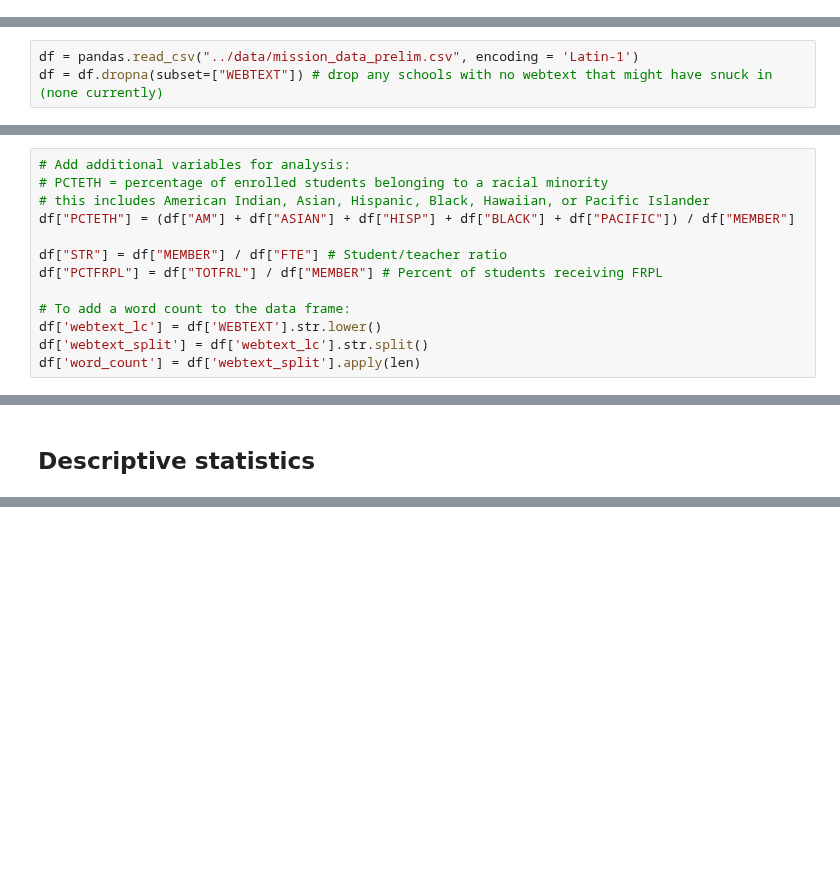
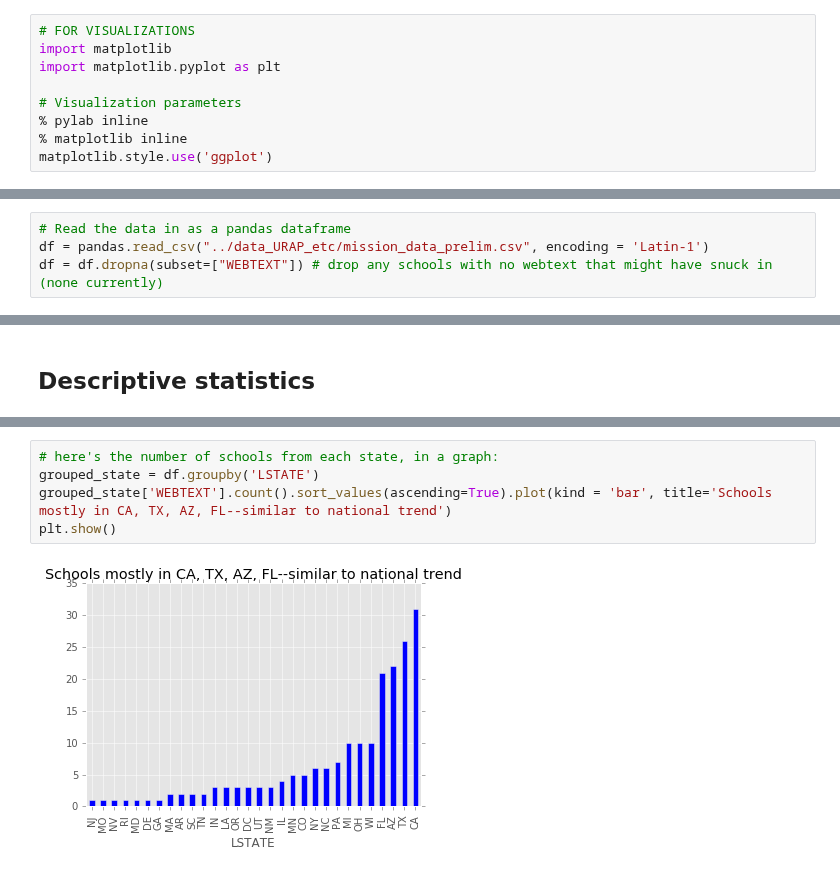
Before and after one commit to jhaber-zz/archive, a Jupyter notebook: scripts/analysis_prelim.ipynb, the cells around one changed output, grey strips where cells are left out. Drawn from its saved outputs; the diff is of its cells as text; blank space fills up the shorter version.

Commit message:
Revised preliminary analysis prior to CTAWG 4/19
Thus far using word frequencies, distinctive words, word2vec, and TMs. Still POS tagging and especially custom dictionary methods to come!

```diff
--- a/scripts/analysis_prelim.ipynb
+++ b/scripts/analysis_prelim.ipynb
@@ -19,0 +92,9 @@ from nltk import word_tokenize # for tokenizing the text
+# %%
+# FOR VISUALIZATIONS
+import matplotlib
+import matplotlib.pyplot as plt
+
+# Visualization parameters
+% pylab inline
+% matplotlib inline
+matplotlib.style.use('ggplot')
@@ -46,3 +127,4 @@ dict_keys(['AM05M', 'BL10M', 'LEVEL', 'HP09M', 'HP05F', 'HIUGM', 'SPFEMALE', 'WE
 # %%
-df = pandas.read_csv("../data/mission_data_prelim.csv", encoding = 'Latin-1')
+# Read the data in as a pandas dataframe
+df = pandas.read_csv("../data_URAP_etc/mission_data_prelim.csv", encoding = 'Latin-1')
 df = df.dropna(subset=["WEBTEXT"]) # drop any schools with no webtext that might have snuck in (none currently)
@@ -52,15 +145,2 @@ print(df.iloc[0, 5])
 # %% [output]
 Quest is a public school chartered by the State Board of Education. As a public school, the campus has the responsibility to ensure all students meet the standards created by the Texas Education Agenc ...
-# %%
-# Add additional variables for analysis:
-# PCTETH = percentage of enrolled students belonging to a racial minority
-# this includes American Indian, Asian, Hispanic, Black, Hawaiian, or Pacific Islander
-df["PCTETH"] = (df["AM"] + df["ASIAN"] + df["HISP"] + df["BLACK"] + df["PACIFIC"]) / df["MEMBER"]
-
-df["STR"] = df["MEMBER"] / df["FTE"] # Student/teacher ratio
-df["PCTFRPL"] = df["TOTFRL"] / df["MEMBER"] # Percent of students receiving FRPL
-
-# To add a word count to the data frame:
-df['webtext_lc'] = df['WEBTEXT'].str.lower()
-df['webtext_split'] = df['webtext_lc'].str.split()
-df['word_count'] = df['webtext_split'].apply(len)
@@ -235,0 +192,7 @@ plt.show()
+# %%
+# here's the number of schools from each state, in a graph:
+grouped_state = df.groupby('LSTATE')
+grouped_state['WEBTEXT'].count().sort_values(ascending=True).plot(kind = 'bar', title='Schools mostly in CA, TX, AZ, FL--similar to national trend')
+plt.show()
+# %% [output]
+[figure, added]
```
Also changed, not shown: parts of 92 cells of this notebook.
